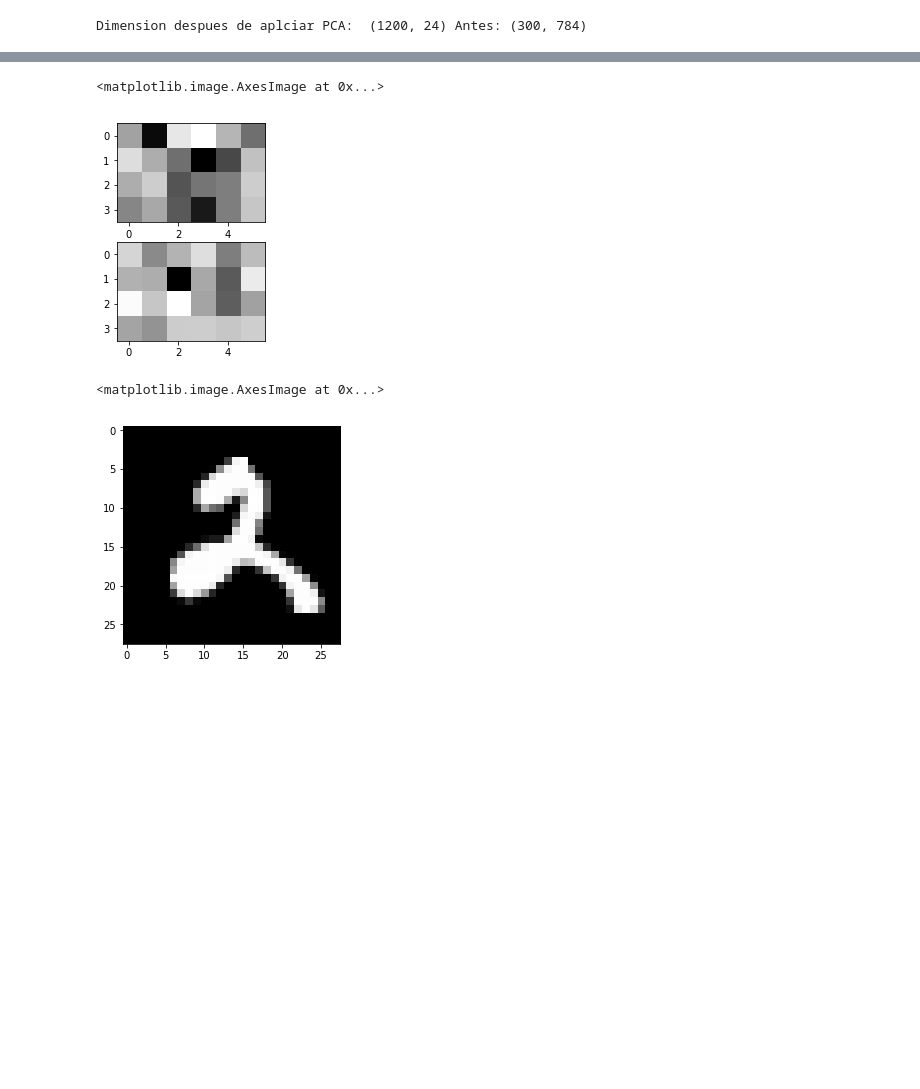
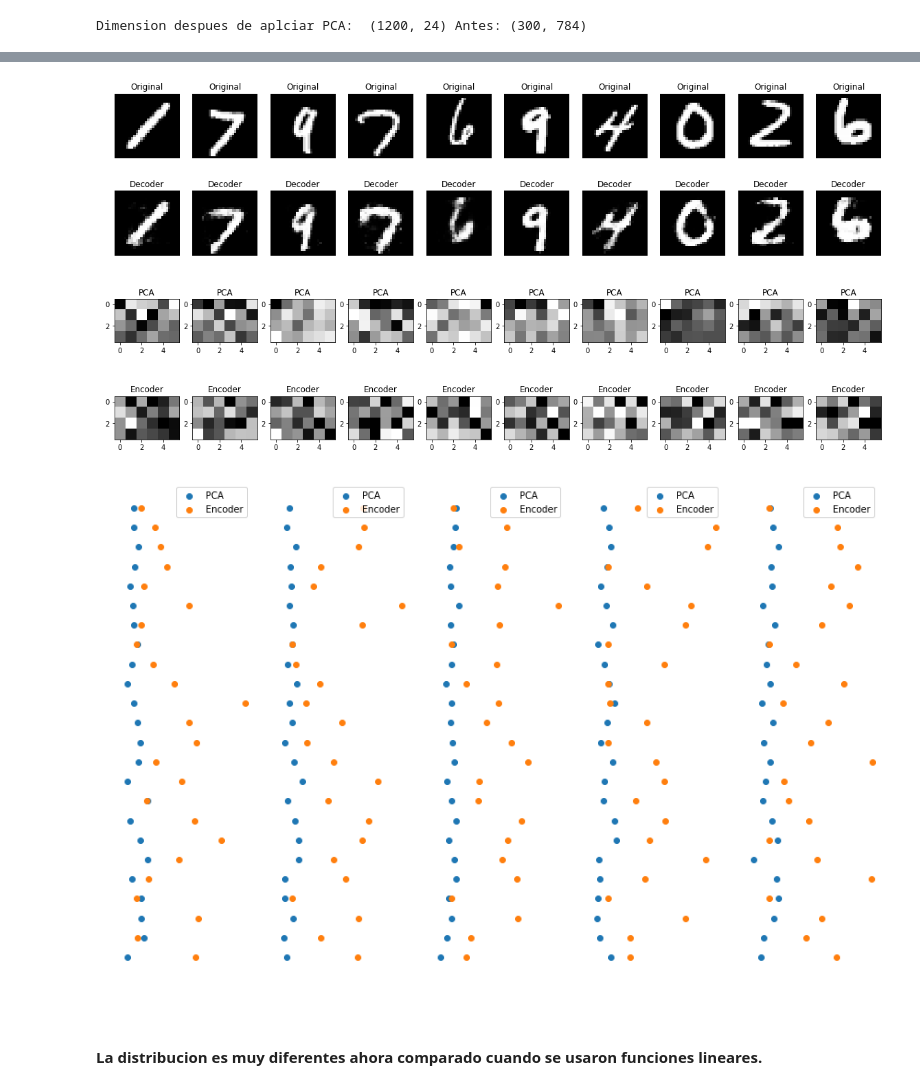
Before and after one commit to gabola24/FundamentosDeepLearning, a Jupyter notebook: Taller-PCA&Autoencoder.ipynb, the cells around one changed output, grey strips where cells are left out. Drawn from its saved outputs; the diff is of its cells as text; code cells hidden in the pictures; blank space fills up the shorter version.

```diff
--- a/Taller-PCA&Autoencoder.ipynb
+++ b/Taller-PCA&Autoencoder.ipynb
@@ -132,0 +192,12 @@ def get_model_A(input_dim, hidden_size, code_size):
+# %%
+plt.figure(figsize=(30,10))
+for i in range(5):
+    plt.subplot(1,len(X_sample),i+1)
+
+    plt.scatter(X_sample_pca[i],np.arange(len(X_sample_pca[i])),label='PCA')
+
+
+
+    plt.scatter(X_sample_encoded[i],np.arange(len(X_sample_encoded[i])),label='Encoder')
+    plt.legend()
+    plt.axis("off")
@@ -165,4 +244,0 @@ Epoch 100/100
-# %%
-
-model = get_model_B(input_dim=X.shape[1],code_size=24)
-model.fit(X_train, X_train, epochs=100, batch_size=32)
@@ -188,24 +245,41 @@ Epoch 100/100
 # %%
 
-
-#X_sample = np.random.permutation(X_test)[:10]
-X_sample = (X_test)[:10]
+plt.figure(figsize=(20,10))
+X_sample = np.random.permutation(X_test)[:10]
 X_pred   = model.predict(X_sample)
-l1_output = K.function([model.input, K.learning_phase()], [model.layers[0].output])
+l1_output = K.function([model.input, K.learning_phase()], [model.layers[1].output])
 X_sample_encoded = l1_output([X_sample,1.])[0]
-
-plt.subplot(2,1,1)
-plt.imshow(X1[6,:].reshape(4,-1), interpolation="nearest", cmap = plt.cm.Greys_r)
-plt.subplot(2,1,2)
-
-plt.imshow(X_sample_encoded[6,:].reshape(4,-1), cmap = plt.cm.Greys_r)
-#plt.imshow(X_sample_encoded[i].reshape(10,10), cmap=plt.cm.Greys_r)
+X_sample_pca=pca.transform(X_sample)
+for i in range(len(X_sample)):
+    plt.subplot(4,len(X_sample),i+1)
+    plt.title('Original')
+    plt.imshow(X_sample[i].reshape(28,28), cmap=plt.cm.Greys_r)
+    plt.axis("off")
+    plt.subplot(4,len(X_sample),len(X_sample)+i+1)
+    plt.title('Decoder')
+    plt.imshow(X_pred[i].reshape(28,28), cmap=plt.cm.Greys_r)
+    plt.axis("off")
+    plt.subplot(4,len(X_sample),len(X_sample)*2+i+1)
+    plt.title('PCA')
+    plt.imshow(X_sample_pca[i].reshape(4,-1), cmap=plt.cm.Greys_r)
+    plt.subplot(4,len(X_sample),len(X_sample)*3+i+1)
+    plt.title('Encoder')
+    plt.imshow(X_sample_encoded[i].reshape(4,-1), cmap=plt.cm.Greys_r)
 # %% [output]
-<matplotlib.image.AxesImage at 0x...>
-[figure, old version]
+[figure, new version]
-# %%
-X_sample.shape
-plt.imshow(X_sample[6,:].reshape(28,28), interpolation="nearest", cmap = plt.cm.Greys_r)
-# %% [output]
-<matplotlib.image.AxesImage at 0x...>
-[figure, removed]
+# %%
+plt.figure(figsize=(30,10))
+for i in range(5):
+    plt.subplot(1,len(X_sample),i+1)
+
+    plt.scatter(X_sample_pca[i],np.arange(len(X_sample_pca[i])),label='PCA')
+
+
+
+    plt.scatter(X_sample_encoded[i],np.arange(len(X_sample_encoded[i])),label='Encoder')
+    plt.legend()
+    plt.axis("off")
+# %% [output]
+[figure, added]
+# %% [markdown]
+#### La distribucion es muy diferentes ahora comparado cuando se usaron funciones lineares.
```
Also changed, not shown: parts of 19 cells of this notebook.
